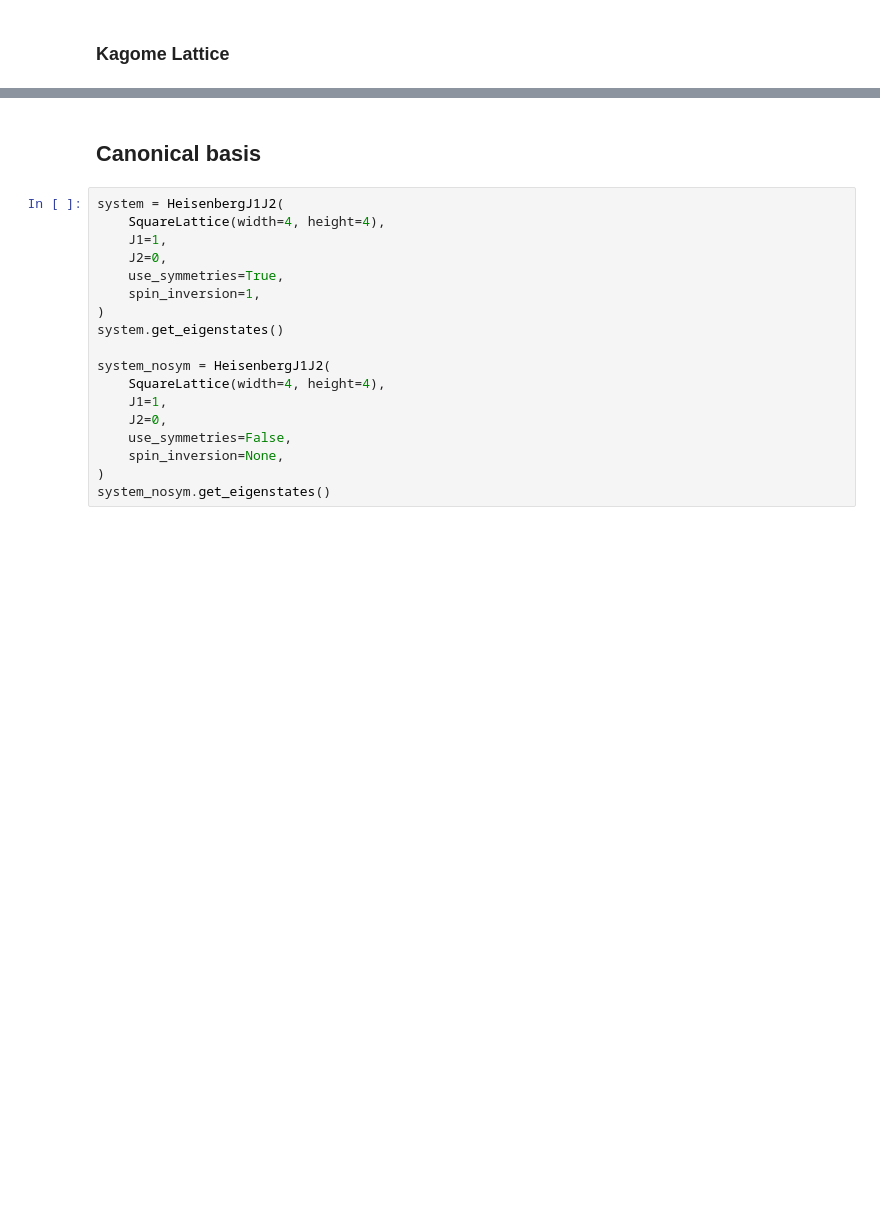
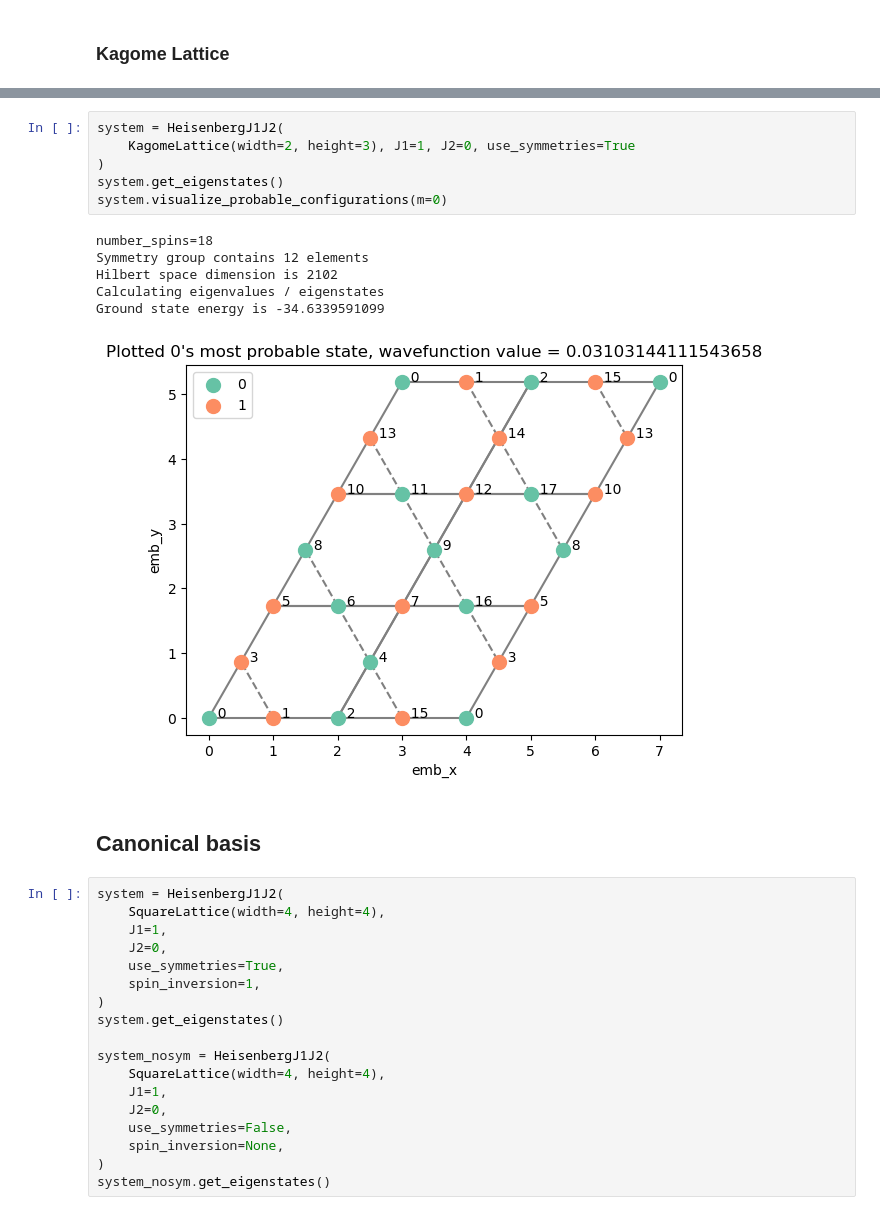
Before and after one commit to ischurov/frustrations-eda, a Jupyter notebook: generate-data.ipynb, the cells around one changed output, grey strips where cells are left out. Saved outputs shown, nothing was run; the diff lists cells and outputs as text; blank space fills up the shorter version.

```diff
--- a/generate-data.ipynb
+++ b/generate-data.ipynb
@@ -214,3 +225,16 @@ system.get_df_eigenstate(k=0, canonical_basis=True).sort_values("amplitude")
+# %%
+system = HeisenbergJ1J2(
+    KagomeLattice(width=2, height=3), J1=1, J2=0, use_symmetries=True
+)
+system.get_eigenstates()
+system.visualize_probable_configurations(m=0)
+# %% [output]
+number_spins=18
+Symmetry group contains 12 elements
+Hilbert space dimension is 2102
+Calculating eigenvalues / eigenstates
+Ground state energy is -34.6339591099
+[figure, added]
 # %% [markdown]
 ## Canonical basis
 # %%
```
Also changed, not shown: parts of 16 cells of this notebook, 9 other files.
